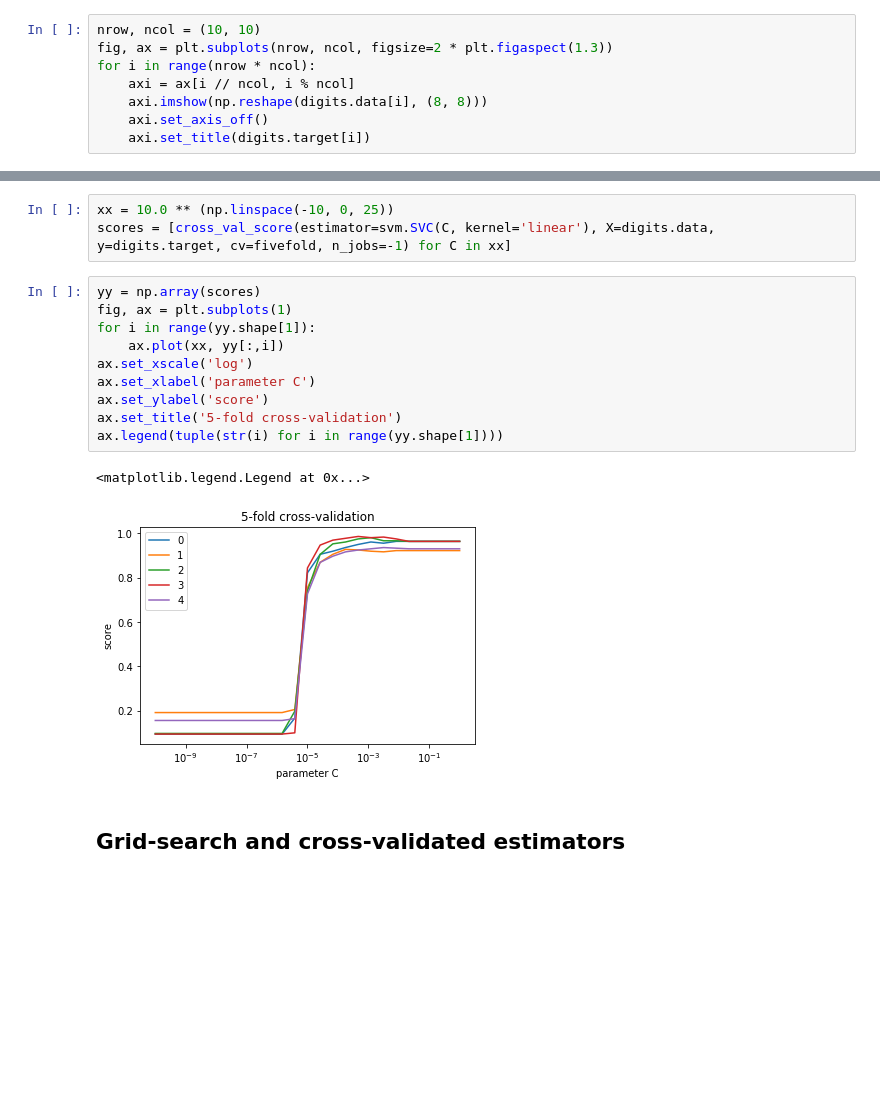
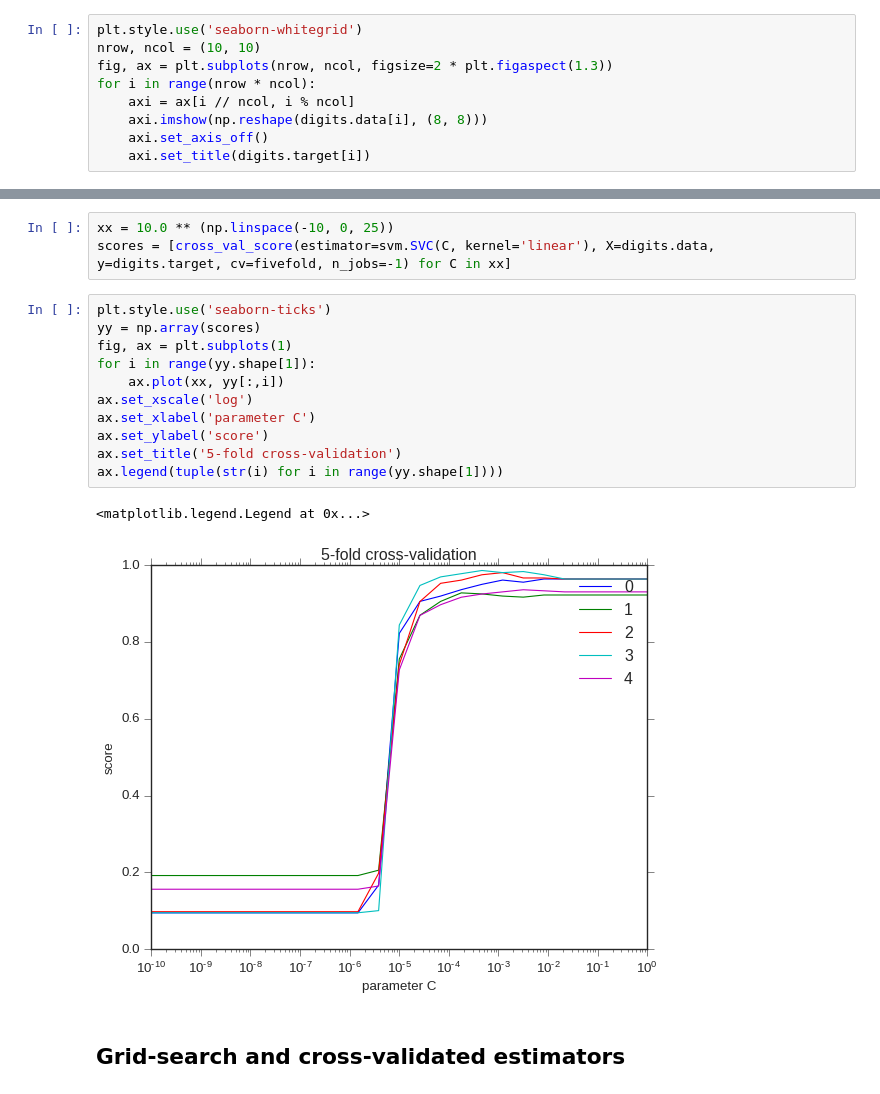
Before and after one commit to attilagk/scikit-learn, a Jupyter notebook: model_selection.ipynb, the cells around one changed output, grey strips where cells are left out. Drawn from its saved outputs; the diff is of its cells as text; blank space fills up the shorter version.

```diff
--- a/model_selection.ipynb
+++ b/model_selection.ipynb
@@ -13,6 +13,7 @@ digits.data.shape
 # %% [markdown]
 So the dataset contains $1797$ handwritten digits as $8 \times 8 = 64$ pixel images. The first $100$ of the $1797$ digits are shown below: above the image of each handwritten digit stands its true value (the target variable).
 # %%
+plt.style.use('seaborn-whitegrid')
 nrow, ncol = (10, 10)
 fig, ax = plt.subplots(nrow, ncol, figsize=2 * plt.figaspect(1.3))
 for i in range(nrow * ncol):
@@ -107,18 +108,19 @@ On the digits dataset, plot the cross-validation score of a [SVC](https://scikit
 xx = 10.0 ** (np.linspace(-10, 0, 25))
 scores = [cross_val_score(estimator=svm.SVC(C, kernel='linear'), X=digits.data, y=digits.target, cv=fivefold, n_jobs=-1) for C in xx]
 # %%
+plt.style.use('seaborn-ticks')
 yy = np.array(scores)
 fig, ax = plt.subplots(1)
 for i in range(yy.shape[1]):
     ax.plot(xx, yy[:,i])
 ax.set_xscale('log')
 ax.set_xlabel('parameter C')
 ax.set_ylabel('score')
 ax.set_title('5-fold cross-validation')
 ax.legend(tuple(str(i) for i in range(yy.shape[1])))
 # %% [output]
 <matplotlib.legend.Legend at 0x...>
-[figure, old version]
+[figure, new version]
 # %% [markdown]
 ## Grid-search and cross-validated estimators
 # %%
```
Also changed, not shown: parts of 5 cells of this notebook.
